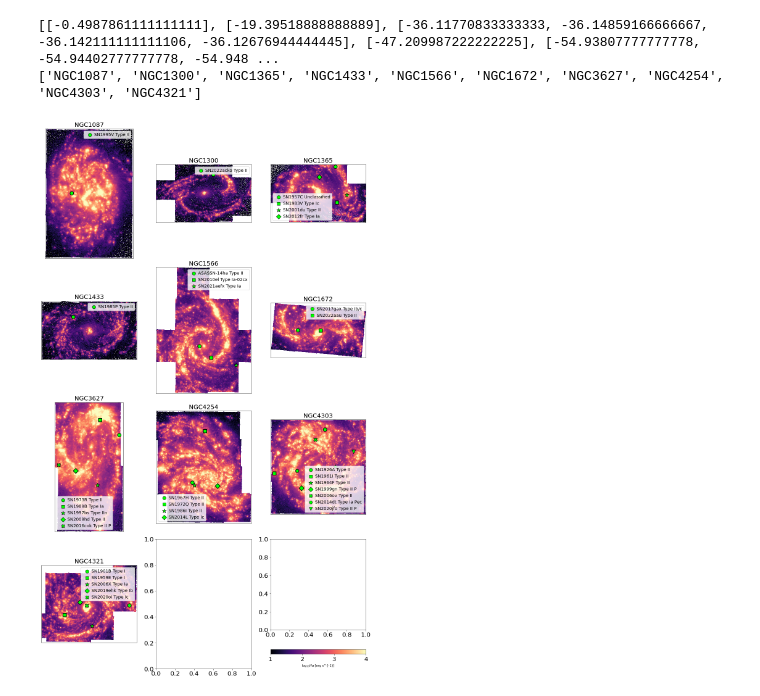
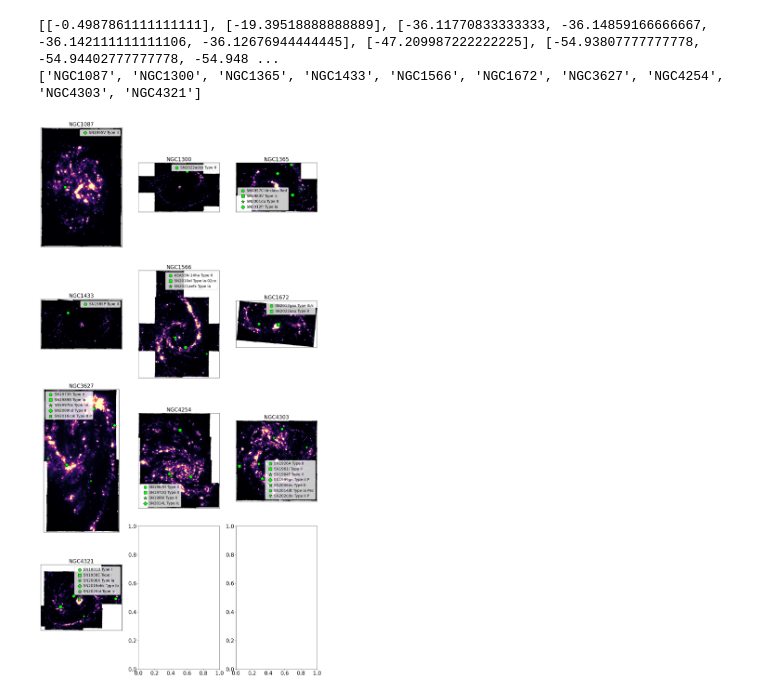
Before and after one commit to NessMayker/SNeHa, a Jupyter notebook: Code/2a.MUSESNeMapperAndIntensityMeasure.ipynb, the cells around one changed output. Drawn from its saved outputs; the diff is of its cells as text; code cells hidden in the pictures.

```diff
--- a/Code/2a.MUSESNeMapperAndIntensityMeasure.ipynb
+++ b/Code/2a.MUSESNeMapperAndIntensityMeasure.ipynb
@@ -103,7 +98,7 @@ for i in range(len(galaxies)):
 # Turn files into data structure and clean
 
 MUSEdataFile = '../Data/2.MUSESNeInt.txt'
-database = Table.read(MUSEdataFile, format='csv')
+database = Table.read(MUSEdataFile, format='ascii')
 database[0:2]
 # %% [output]
 Table length=2
@@ -119,20 +114,22 @@ SN_name = [x[2:-2] for x in database["Supernova"]]
     # One is a double counted SN named "PTSS-19clju", any LRNs or LBVs, and any candidates
 
 flags = []
-flag1 = database["Supernova"] =="SN2013ej"
-flag2 = database["Supernova"] =="SN1979C"
-flag3 = database["Supernova"] =="SN2019krl"
-flag4 = database["Supernova"] =="PTSS-19clju"
+flag1 = database['Supernova'] == "PTSS-19clju"
+flag3 = database['Supernova'] == "Gaia21fml"
+flag5 = database['Supernova'] == "Gaia21cum"
+flag6 = database["Supernova"] =="SN2013ej"
+flag7 = database["Supernova"] =="SN1979C"
 
+flag2 = []
 
-# for i in range(len(SN_name)):
-#     if ("LRN" in database['Type'][i] or "LBV" in database['Type'][i] or "Candidate" in database['Type'][i]):
-#         flag3.append(True)
-#     else:
-#         flag3.append(False)
+for i in range(len(SN_name)):
+    if ("LRN" in database['Type'][i] or "LBV" in database['Type'][i] or "Candidate" in database['Type'][i]):
+        flag2.append(True)
+    else:
+        flag2.append(False)
 
 for i in range(len(flag1)):
-    if flag1[i] == True or flag2[i] == True or flag3[i] or flag4[i]:
+    if flag1[i] == True or flag2[i] == True or flag3[i] == True or flag5[i] == True or flag6[i] == True or flag7[i] == True:
         flags.append(False)
     else:
         flags.append(True)
@@ -160,7 +157,7 @@ Table length=2
 # Plot MUSE Galaxy Files with SNe using native resolutions
 inMuse = []
 
-for i in range(len(cleanData["#Galaxy"])):
+for i in range(len(cleanData["Galaxy"])):
 
     if (cleanData["MUSENatMap"][i] != "" and os.path.isfile(cleanData["MUSENatMap"][i])):
 
@@ -200,13 +197,13 @@ for i in range(len(cleanData["#Galaxy"])):
             plt.text(x_coord[k]-20, y_coord[k]+8, string, fontsize=12, color=colorCode)
 
         plt.axis('off')
-        plt.title(cleanData["#Galaxy"][i], fontsize=24, fontweight='bold')
+        plt.title(cleanData["Galaxy"][i], fontsize=24, fontweight='bold')
         plt.tight_layout()
-        plt.savefig('../Figures/GalaxyImages/' + cleanData["#Galaxy"][i] + '.png')
+        plt.savefig('../Figures/GalaxyImages/' + cleanData["Galaxy"][i] + '.png')
         plt.close()
 # %%
 #Group data by galaxy
-gal_groups = cleanData.group_by('#Galaxy')
+gal_groups = cleanData.group_by('Galaxy')
 gals = gal_groups.groups.keys
 indices = gal_groups.groups.indices
 indices = indices.tolist()
@@ -296,42 +293,37 @@ current_cmap = plt.get_cmap("magma")
 current_cmap.set_bad("white")
 
 import math
 i,j,m=0,0,0
 PLOTS_PER_ROW = 3
-fig, axs = plt.subplots(math.ceil(len(plots)/PLOTS_PER_ROW),PLOTS_PER_ROW, figsize=(15, 25))
+fig, axs = plt.subplots(math.ceil(len(plots)/PLOTS_PER_ROW),PLOTS_PER_ROW, figsize=(15, 30))
 for plot in plots:
 
     xArr, yArr = wcss[m].wcs_world2pix(ras[m],decs[m],0)
     logplot = np.log10(plot)
-    pos = axs[i][j].imshow(logplot, cmap=current_cmap, aspect="equal", origin = "lower", interpolation = "nearest",
-                    vmin=1, vmax=4)
+    axs[i][j].imshow(plot, cmap=current_cmap, aspect="equal", origin = "lower", interpolation = "nearest",
+                    vmin=-0.1, vmax=10000)
     axs[i][j].set_title(SNgals[m].upper(), fontsize=20)
     axs[i][j].set_xticks([])
     axs[i][j].set_yticks([])
     for n in range(len(decs[m])):
         axs[i][j].scatter(xArr[n], yArr[n], color = "black", marker = markerShapes[n], s = markerSizes[n]+30)
         axs[i][j].scatter(xArr[n], yArr[n], color = "lime", marker = markerShapes[n], s = markerSizes[n],
                           edgecolor="black", label = legendLabels[m][n])
     axs[i][j].legend(loc="best", fontsize=14, handletextpad=0.007)
 
     j+=1
     if j%PLOTS_PER_ROW==0:
         i+=1
         j=0
     m +=1
-cbar = plt.colorbar(pos,orientation="horizontal",label=r'$\log_{10} H\alpha$ [erg s^{-1}]') # ticks=[]
-# cbar.set_ticks([10, 100, 1000, 10000])
-# cbar.set_ticklabels([r"$10^{1}$", r"$10^{2}$", r"$10^{3}$", r"$10^{4}$"])
-# cbar.ax.set_ylabel(, rotation=0)
-import matplotlib.colors as colors
 plt.tight_layout(pad=0.1, w_pad=0.1, h_pad=0.1)
 plt.show()
 fig.savefig("../Figures/MUSEGalaxies.pdf", dpi=300)
 
 
 print()
 # %% [output]
-[figure, old version]
+[figure, new version]
 # %%
 cleanData
 # %% [output]
```
Also changed, not shown: parts of 10 cells of this notebook, 22 other files.
